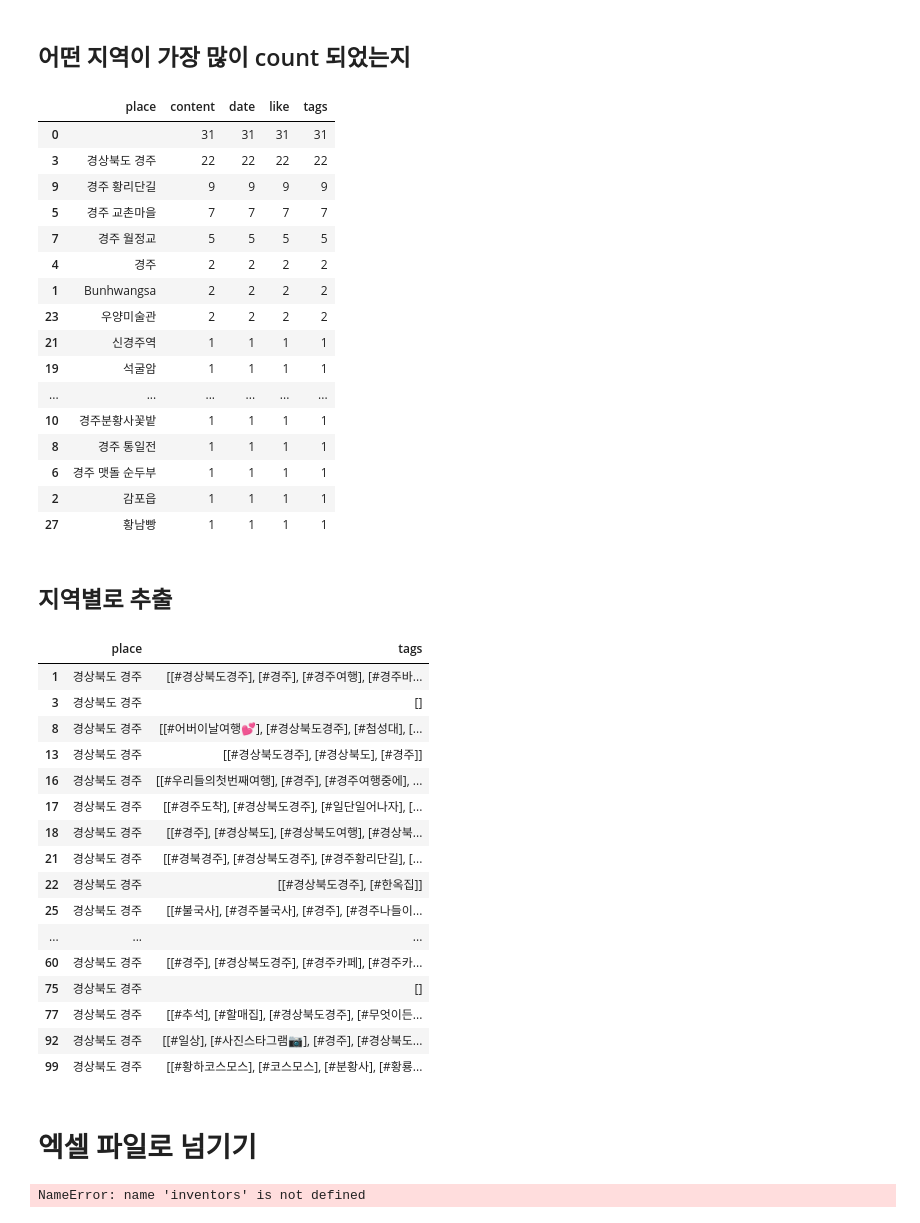
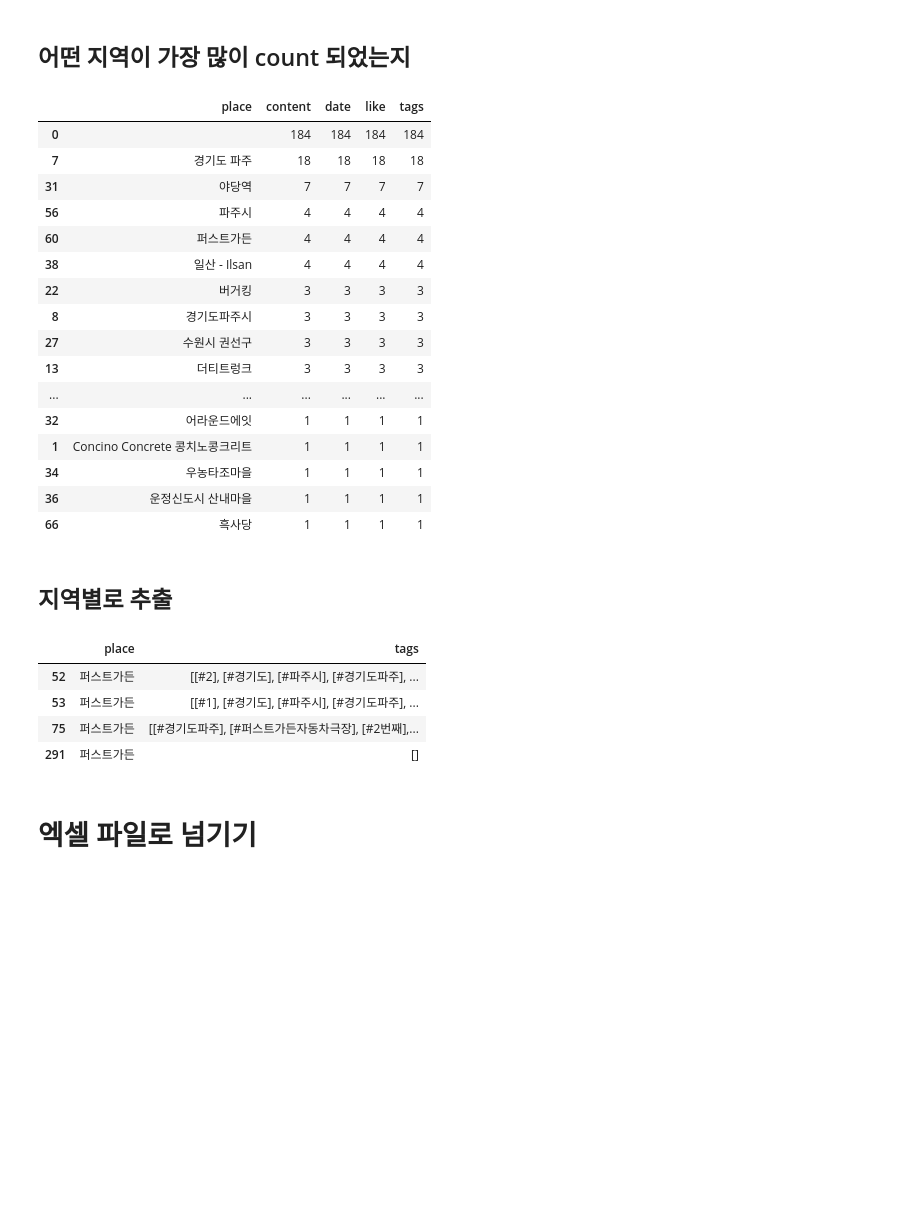
Before and after one commit to clock18/Jupiter, a Jupyter notebook: MLP_Project_4.ipynb, the cells around one changed output. Drawn from its saved outputs; the diff is of its cells as text; code cells hidden in the pictures; blank space fills up the shorter version.

```diff
--- a/MLP_Project_4.ipynb
+++ b/MLP_Project_4.ipynb
@@ -310,7 +310,7 @@ time.sleep(8)
 select_first(driver)
 
 results = []
-target = 100
+target = 300
 for i in range(target):
 
     try :
@@ -321,7 +321,7 @@ for i in range(target):
         time.sleep(2)
         move_next(driver)
 
-results_df = pd.DataFrame(placeTag)
+results_df = pd.DataFrame(results)
 results_df.columns = ['content', 'date', 'like', 'place', 'tags']
 # %% [output]
 Input ID : ········
@@ -388,50 +384,36 @@ results_df3
 results_df.groupby(by=['place'], as_index=False).count().sort_values(by='tags', ascending=False)
 # %% [output]
 |  | place | content | date | like | tags |
-| 0 |  | 31 | 31 | 31 | 31 |
-| 3 | 경상북도 경주 | 22 | 22 | 22 | 22 |
-| 9 | 경주 황리단길 | 9 | 9 | 9 | 9 |
-| 5 | 경주 교촌마을 | 7 | 7 | 7 | 7 |
-| 7 | 경주 월정교 | 5 | 5 | 5 | 5 |
-| 4 | 경주 | 2 | 2 | 2 | 2 |
-| 1 | Bunhwangsa | 2 | 2 | 2 | 2 |
-| 23 | 우양미술관 | 2 | 2 | 2 | 2 |
-| 21 | 신경주역 | 1 | 1 | 1 | 1 |
-| 19 | 석굴암 | 1 | 1 | 1 | 1 |
+| 0 |  | 184 | 184 | 184 | 184 |
+| 7 | 경기도 파주 | 18 | 18 | 18 | 18 |
+| 31 | 야당역 | 7 | 7 | 7 | 7 |
+| 56 | 파주시 | 4 | 4 | 4 | 4 |
+| 60 | 퍼스트가든 | 4 | 4 | 4 | 4 |
+| 38 | 일산 - Ilsan | 4 | 4 | 4 | 4 |
+| 22 | 버거킹 | 3 | 3 | 3 | 3 |
+| 8 | 경기도파주시 | 3 | 3 | 3 | 3 |
+| 27 | 수원시 권선구 | 3 | 3 | 3 | 3 |
+| 13 | 더티트렁크 | 3 | 3 | 3 | 3 |
 | ... | ... | ... | ... | ... | ... |
-| 10 | 경주분황사꽃밭 | 1 | 1 | 1 | 1 |
-| 8 | 경주 통일전 | 1 | 1 | 1 | 1 |
-| 6 | 경주 맷돌 순두부 | 1 | 1 | 1 | 1 |
-| 2 | 감포읍 | 1 | 1 | 1 | 1 |
-| 27 | 황남빵 | 1 | 1 | 1 | 1 |
+| 32 | 어라운드에잇 | 1 | 1 | 1 | 1 |
+| 1 | Concino Concrete 콩치노콩크리트 | 1 | 1 | 1 | 1 |
+| 34 | 우농타조마을 | 1 | 1 | 1 | 1 |
+| 36 | 운정신도시 산내마을 | 1 | 1 | 1 | 1 |
+| 66 | 흑사당 | 1 | 1 | 1 | 1 |
 # %% [markdown]
 ## 지역별로 추출
 # %%
-condition = (results_df.place == '경상북도 경주')
+condition = (results_df.place == '퍼스트가든')
 results_df4 = results_df.loc[condition, ['place', 'tags']]
 results_df4
 # %% [output]
 |  | place | tags |
-| 1 | 경상북도 경주 | [[#경상북도경주], [#경주], [#경주여행], [#경주바... |
-| 3 | 경상북도 경주 | [] |
-| 8 | 경상북도 경주 | [[#어버이날여행💕], [#경상북도경주], [#첨성대], [... |
-| 13 | 경상북도 경주 | [[#경상북도경주], [#경상북도], [#경주]] |
-| 16 | 경상북도 경주 | [[#우리들의첫번째여행], [#경주], [#경주여행중에], ... |
-| 17 | 경상북도 경주 | [[#경주도착], [#경상북도경주], [#일단일어나자], [... |
-| 18 | 경상북도 경주 | [[#경주], [#경상북도], [#경상북도여행], [#경상북... |
-| 21 | 경상북도 경주 | [[#경북경주], [#경상북도경주], [#경주황리단길], [... |
-| 22 | 경상북도 경주 | [[#경상북도경주], [#한옥집]] |
-| 25 | 경상북도 경주 | [[#불국사], [#경주불국사], [#경주], [#경주나들이... |
-| ... | ... | ... |
-| 60 | 경상북도 경주 | [[#경주], [#경상북도경주], [#경주카페], [#경주카... |
-| 75 | 경상북도 경주 | [] |
-| 77 | 경상북도 경주 | [[#추석], [#할매집], [#경상북도경주], [#무엇이든... |
-| 92 | 경상북도 경주 | [[#일상], [#사진스타그램📷], [#경주], [#경상북도... |
-| 99 | 경상북도 경주 | [[#황하코스모스], [#코스모스], [#분황사], [#황룡... |
+| 52 | 퍼스트가든 | [[#2], [#경기도], [#파주시], [#경기도파주], ... |
+| 53 | 퍼스트가든 | [[#1], [#경기도], [#파주시], [#경기도파주], ... |
+| 75 | 퍼스트가든 | [[#경기도파주], [#퍼스트가든자동차극장], [#2번째],... |
+| 291 | 퍼스트가든 | [] |
 # %% [markdown]
 # 엑셀 파일로 넘기기
 # %%
 # 매개 변수로 저장할 파일 이름을 전달합니다.
-# inventors.to_excel('inventors.xlsx')
+results_df4.to_excel('웅지세무대(경기도파주)-퍼스트가든.xlsx')
-# %% [output]
-NameError: name 'inventors' is not defined
```
Also changed, not shown: parts of 2 cells of this notebook.
